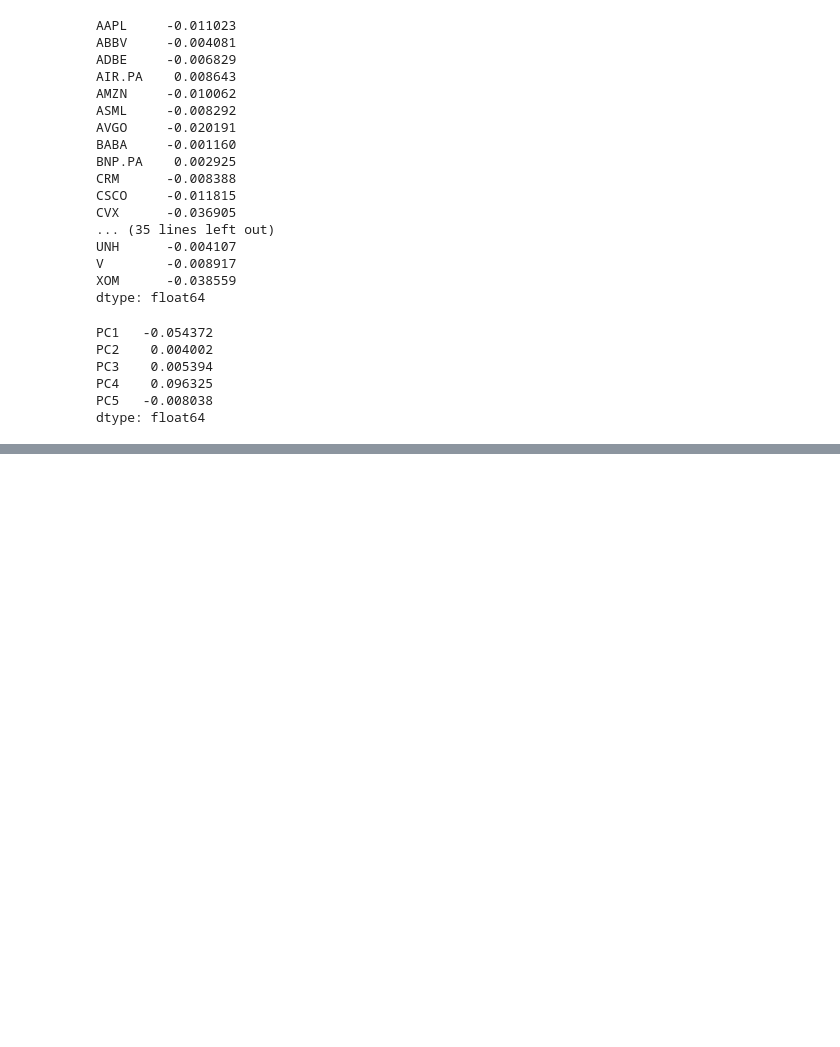
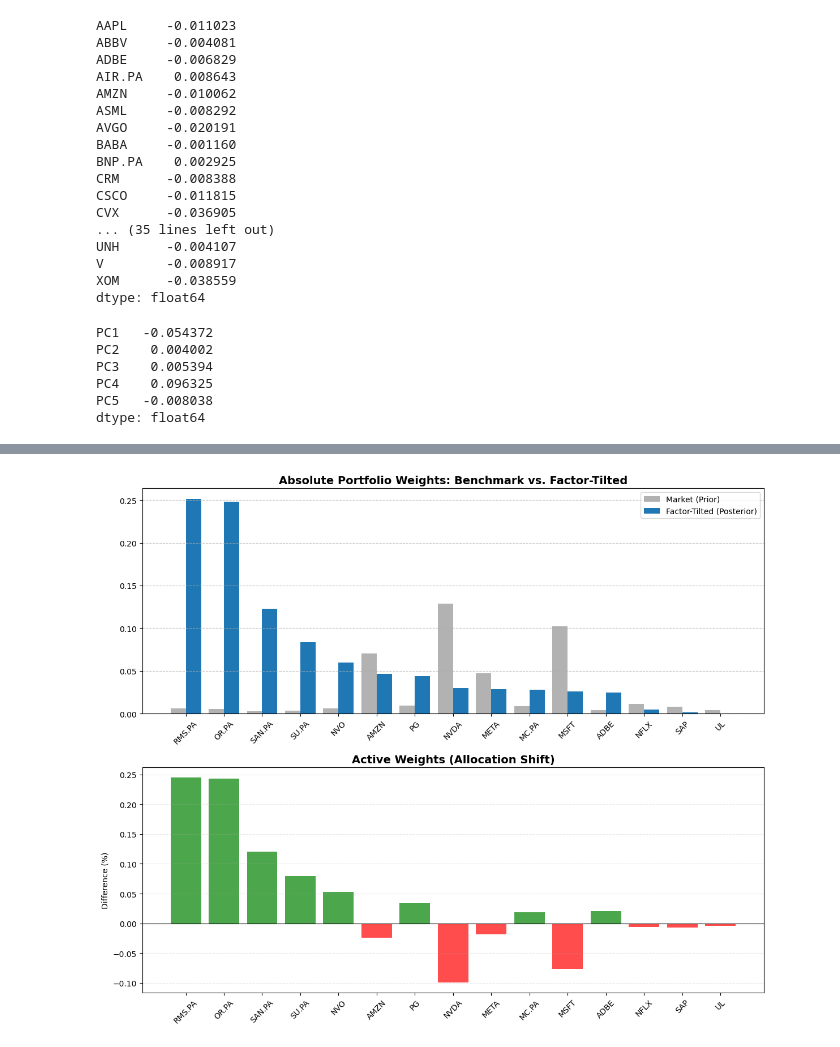
Before and after one commit to reymondsacha/quant-portfolio, a Jupyter notebook: notebooks/research/08_black_litterman_factor_modeling.ipynb, the cells around one changed output, grey strips where cells are left out. Saved outputs shown, nothing was run; the diff lists cells and outputs as text; code cells hidden in the pictures; blank space fills up the shorter version.

```diff
--- a/notebooks/research/08_black_litterman_factor_modeling.ipynb
+++ b/notebooks/research/08_black_litterman_factor_modeling.ipynb
@@ -100,6 +100,9 @@ PC4    0.096325
 PC5   -0.008038
 dtype: float64
 # %%
-factor_limits = {0: 1, 1: 0.2, 2: 0.2, 4: 0.2}
-weights = mvo.solve(expected_returns=post_mu, covariance=sigma_ann_df, factor_exposure=macro_bl.eigenvectors, factor_limits=factor_limits)
+factor_limits = {0: 1.2, 1: 0.5, 2: 0.5, 4: 0.5}
+weights = mvo.solve(expected_returns=post_mu, covariance=sigma_ann_df, max_weights=0.5, factor_exposure=macro_bl.eigenvectors, factor_limits=factor_limits)
+weights = weights.sort_values(ascending=False)
+weights[np.isclose(weights, 0, atol=1e-6)] = 0
+weights
 # %% [output]
@@ -106,0 +180,39 @@ ValueError: Optimization failed: Positive directional derivative for linesearch
+# %%
+import matplotlib.pyplot as plt
+
+# 1. Prepare the Data
+benchmark_weights = (market_caps / market_caps.sum()).reindex(weights.index)
+active_weights = weights - benchmark_weights
+
+# Sort by weights to see the top holdings clearly
+top_holdings = weights.sort_values(ascending=False).head(15)
+names = top_holdings.index
+idx = np.arange(len(names))
+
+# 2. Create the Figure
+fig, (ax1, ax2) = plt.subplots(2, 1, figsize=(12, 10), gridspec_kw={'height_ratios': [1, 1]})
+
+# --- Top Plot: Absolute Weights ---
+ax1.bar(idx - 0.2, benchmark_weights.loc[names], width=0.4, label='Market (Prior)', color='gray', alpha=0.6)
+ax1.bar(idx + 0.2, weights.loc[names], width=0.4, label='Factor-Tilted (Posterior)', color='#1f77b4')
+ax1.set_title("Absolute Portfolio Weights: Benchmark vs. Factor-Tilted", fontsize=14, fontweight='bold')
+ax1.set_xticks(idx)
+ax1.set_xticklabels(names, rotation=45)
+ax1.legend()
+ax1.grid(axis='y', linestyle='--', alpha=0.7)
+
+# --- Bottom Plot: Active Weights (The "Tilt") ---
+# We use colors to distinguish between overweight and underweight
+colors = ['green' if x > 0 else 'red' for x in active_weights.loc[names]]
+ax2.bar(idx, active_weights.loc[names], color=colors, alpha=0.7)
+ax2.axhline(0, color='black', linewidth=0.8)
+ax2.set_title("Active Weights (Allocation Shift)", fontsize=14, fontweight='bold')
+ax2.set_ylabel("Difference (%)")
+ax2.set_xticks(idx)
+ax2.set_xticklabels(names, rotation=45)
+ax2.grid(axis='y', linestyle='--', alpha=0.3)
+
+plt.tight_layout()
+plt.show()
+# %% [output]
+[figure, added]
```
Also changed, not shown: parts of 4 cells of this notebook, 22 other files.
